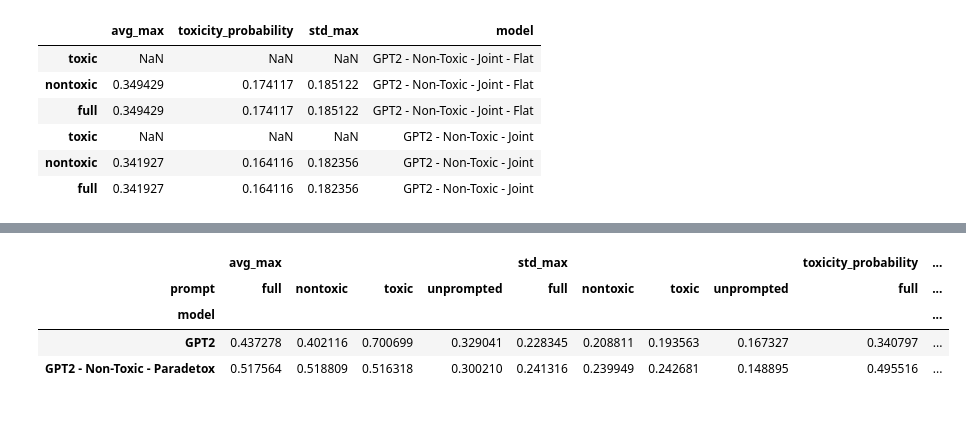
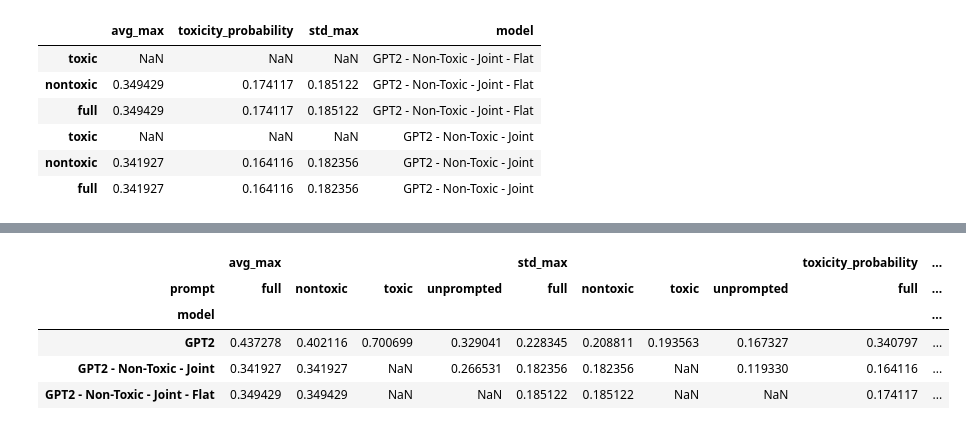
Before and after one commit to luizapozzobon/goodtriever-pt, a Jupyter notebook: notebooks/04_knnlm_results.ipynb, the cells around one changed output, grey strips where cells are left out. Drawn from its saved outputs; the diff is of its cells as text; code cells hidden in the pictures.

```diff
--- a/notebooks/04_knnlm_results.ipynb
+++ b/notebooks/04_knnlm_results.ipynb
@@ -135,46 +110,22 @@ unprompted_ppl_metrics.sort_values(by="unprompted")
 # %% [markdown]
 ## Prompted Metrics
 # %%
-# prompted_results = {}
-# for model, paths in unprompted_results.items():
-#     prompted_results[model] = {}
-#     for option, path in paths.items():
-#         if option in ["toxicity", "perplexity", "collated"]:
-#             prompted_results[model].update({option: path.replace("eos", "prompted").replace("unprompted", "prompted")})
-#         else:
-#             prompted_results[model].update({option: path})
-
 prompted_results = {
     "GPT2": {
         "toxicity": "outputs/rtp_replica/prompted_gpt2_toxicity.csv",
         "perplexity": "outputs/rtp_replica/prompted_gpt2_perplexity.csv",
         "collated": "outputs/rtp_replica/prompted_gpt2_collated.jsonl",
-        "color": "b"
-    },
-    "GPT2 - Toxic - Paradetox": {
-        "toxicity": "outputs/paradetox_toxic/encourage/prompted_gpt2_knn_0.25_toxic_toxicity.csv",
-        "perplexity": "outputs/paradetox_toxic/encourage/prompted_gpt2_knn_0.25_toxic_perplexity.csv",
-        "collated": "outputs/paradetox_toxic/encourage/prompted_gpt2_knn_0.25_toxic_collated.jsonl",
-        "color": "grey"
-    },
-    "GPT2 - Non-Toxic - Paradetox": {
-        "toxicity": "outputs/paradetox_toxic/discourage/prompted_gpt2_knn_0.25_non-toxic_toxicity.csv",
-        "perplexity": "outputs/paradetox_toxic/discourage/prompted_gpt2_knn_0.25_non-toxic_perplexity.csv",
-        "collated": "outputs/paradetox_toxic/discourage/prompted_gpt2_knn_0.25_non-toxic_collated.jsonl",
-        "color": "orange"
     },
     # JOINT was done with DExperts 10k non-toxic prompts (not rescored)
     "GPT2 - Non-Toxic - Joint - Flat": {
         "toxicity": "outputs/paradetox_rtp_toxic/discourage/flat/prompted_gpt2_knn_025_non-toxic_toxicity.csv",
         "perplexity": "outputs/paradetox_rtp_toxic/discourage/flat/prompted_gpt2_knn_025_non-toxic_perplexity.csv",
         "collated": "outputs/paradetox_rtp_toxic/discourage/flat/prompted_gpt2_knn_025_non-toxic_collated.jsonl",
-        "color": "orange"
     },
     "GPT2 - Non-Toxic - Joint": {
         "toxicity": "outputs/paradetox_rtp_toxic/discourage/prompted_gpt2_knn_025_non-toxic_toxicity.csv",
         "perplexity": "outputs/paradetox_rtp_toxic/discourage/prompted_gpt2_knn_025_non-toxic_perplexity.csv",
         "collated": "outputs/paradetox_rtp_toxic/discourage/prompted_gpt2_knn_025_non-toxic_collated.jsonl",
-        "color": "orange"
     },
 }
 # %%
@@ -247,15 +189,16 @@ pd.pivot_table(
 # %%
 ## Non-Toxic Models and Baseline
-query = (full_tox_metrics["model"].str.contains("- Non-Toxic")) | (full_tox_metrics["model"] == "GPT2")
+query = (full_tox_metrics["model"].str.contains("Non-Toxic")) | (full_tox_metrics["model"] == "GPT2")
 
 pd.pivot_table(
     full_tox_metrics[query],
     values=["avg_max", "toxicity_probability", "std_max"], index=["model"],
     columns=["prompt"]
-).dropna()
+)
 # %% [output]
 |  | avg_max |  |  |  | std_max |  |  |  | toxicity_probability | ... |
 | prompt | full | nontoxic | toxic | unprompted | full | nontoxic | toxic | unprompted | full | ... |
 | model |  |  |  |  |  |  |  |  |  | ... |
 | GPT2 | 0.437278 | 0.402116 | 0.700699 | 0.329041 | 0.228345 | 0.208811 | 0.193563 | 0.167327 | 0.340797 | ... |
-| GPT2 - Non-Toxic - Paradetox | 0.517564 | 0.518809 | 0.516318 | 0.300210 | 0.241316 | 0.239949 | 0.242681 | 0.148895 | 0.495516 | ... |
+| GPT2 - Non-Toxic - Joint | 0.341927 | 0.341927 | NaN | 0.266531 | 0.182356 | 0.182356 | NaN | 0.119330 | 0.164116 | ... |
+| GPT2 - Non-Toxic - Joint - Flat | 0.349429 | 0.349429 | NaN | NaN | 0.185122 | 0.185122 | NaN | NaN | 0.174117 | ... |
```
Also changed, not shown: parts of 8 cells of this notebook.
